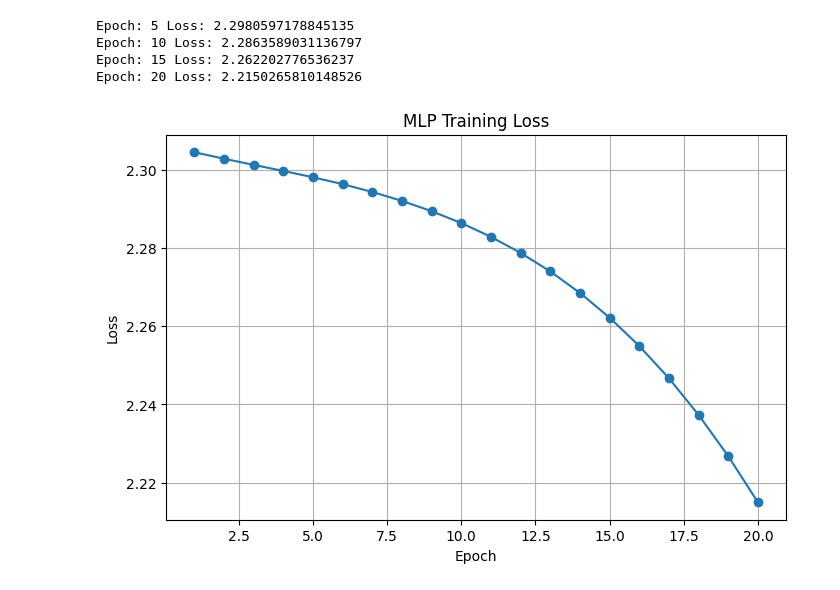
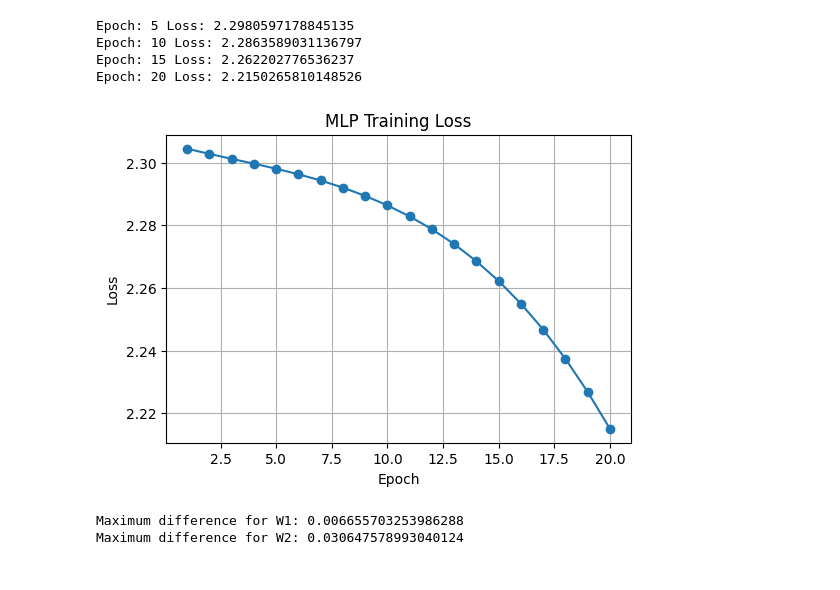
Before and after one commit to ranahusain/fashionMINST, a Jupyter notebook: DL-fashinMINST.ipynb, the cells around one changed output. Saved outputs shown, nothing was run; the diff lists cells and outputs as text; code cells hidden in the pictures.

```diff
--- a/DL-fashinMINST.ipynb
+++ b/DL-fashinMINST.ipynb
@@ -172,12 +184,12 @@ Epoch: 15 Loss: 2.262202776536237
 Epoch: 20 Loss: 2.2150265810148526
 # %%
 # Plot the loss
-plt.figure(figsize=(8, 5))
+plt.figure(figsize=(6, 4))
 plt.plot(range(1, epochs + 1), losses, marker='o')
 plt.title("MLP Training Loss")
 plt.xlabel("Epoch")
 plt.ylabel("Loss")
 plt.grid()
 plt.show()
 # %% [output]
-[figure, old version]
+[figure, new version]
@@ -183,0 +224,10 @@ plt.show()
+# %%
+#absolute differ
+difference_W1 = np.max(np.abs(dW1 - dW1_torch))
+difference_W2 = np.max(np.abs(dW2 - dW2_torch))
+
+print("Maximum difference for W1:", difference_W1)
+print("Maximum difference for W2:", difference_W2)
+# %% [output]
+Maximum difference for W1: 0.006655703253986288
+Maximum difference for W2: 0.030647578993040124
```
Also changed, not shown: parts of 6 cells of this notebook.
